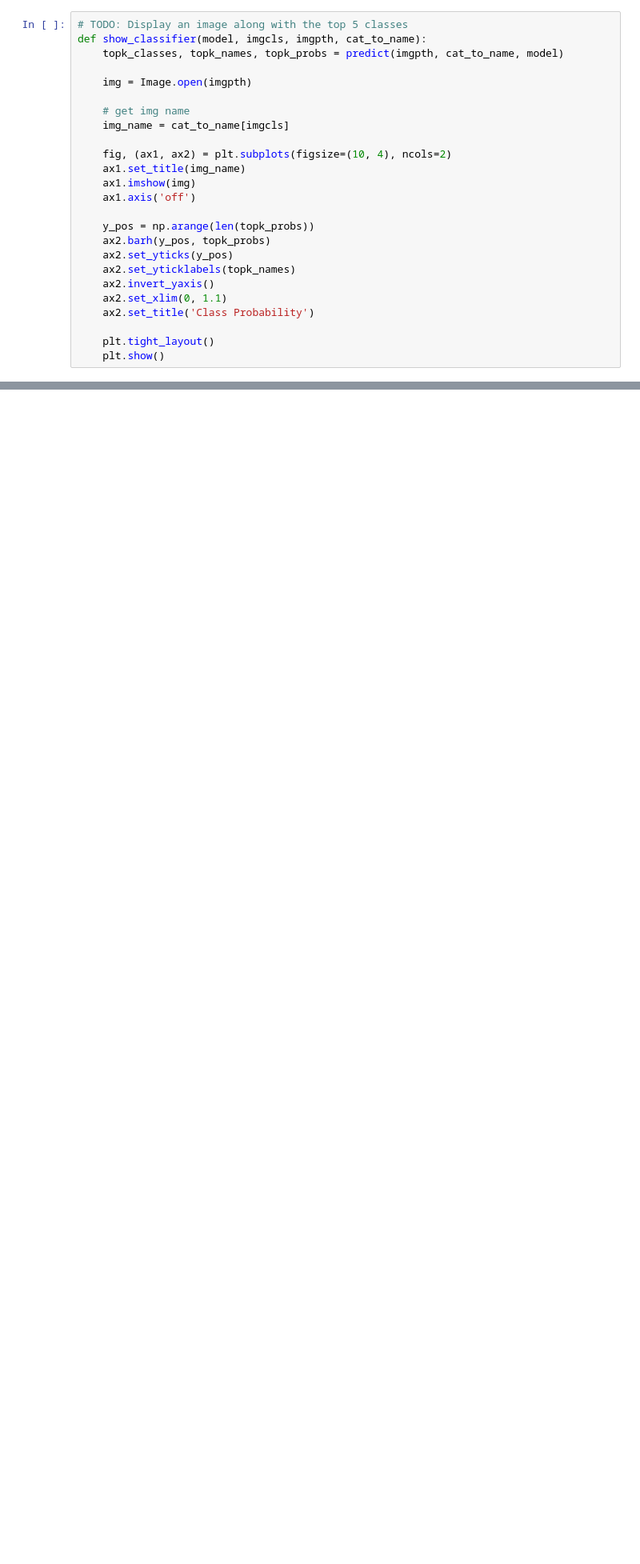
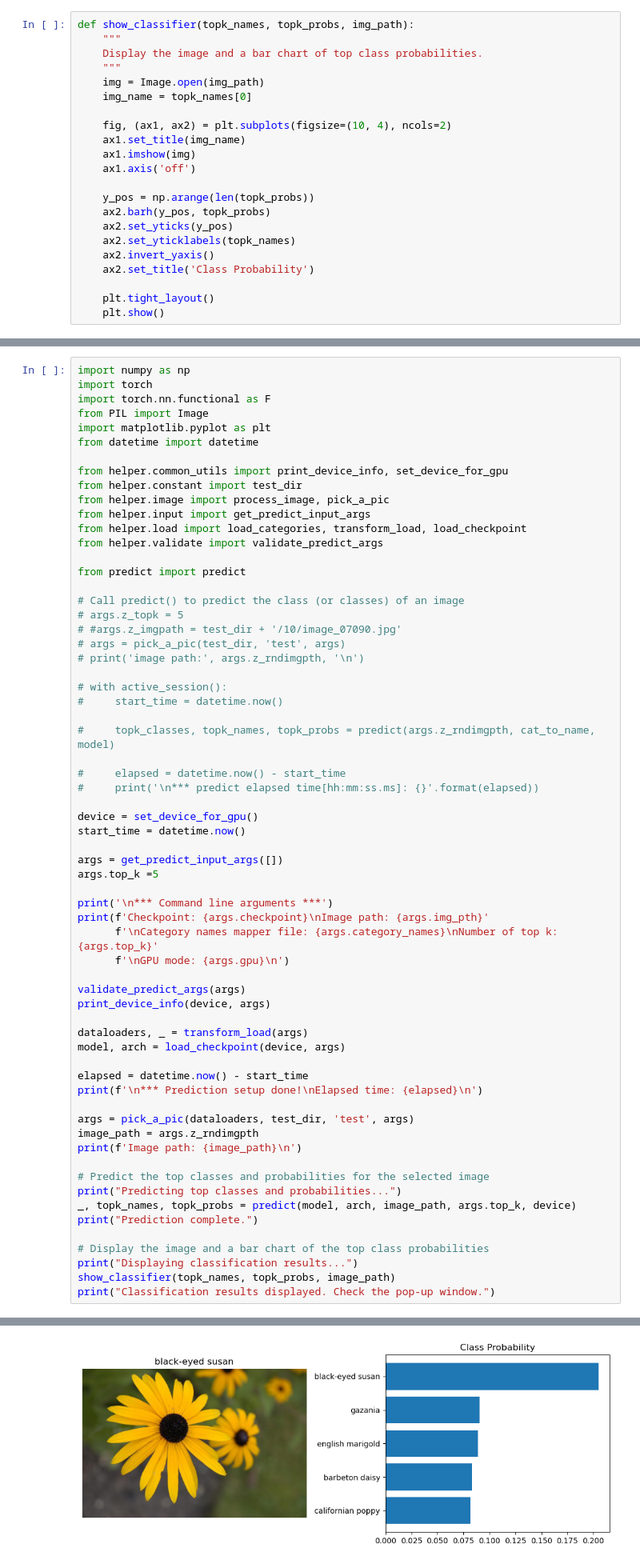
Before and after one commit to Chaklader/flower-image-classifier, a Jupyter notebook: Image_Classifier.ipynb, the cells around one changed output, grey strips where cells are left out. Shown at 80% size. Drawn from its saved outputs; the diff is of its cells as text; blank space fills up the shorter version.

```diff
--- a/Image_Classifier.ipynb
+++ b/Image_Classifier.ipynb
@@ -790,12 +1041,10 @@ You can convert from the class integer encoding to actual flower names with the
 # %%
-# TODO: Display an image along with the top 5 classes
-def show_classifier(model, imgcls, imgpth, cat_to_name):
-    topk_classes, topk_names, topk_probs = predict(imgpth, cat_to_name, model)
-
-    img = Image.open(imgpth)
-
-    # get img name
-    img_name = cat_to_name[imgcls]
+def show_classifier(topk_names, topk_probs, img_path):
+    """
+    Display the image and a bar chart of top class probabilities.
+    """
+    img = Image.open(img_path)
+    img_name = topk_names[0]
 
     fig, (ax1, ax2) = plt.subplots(figsize=(10, 4), ncols=2)
     ax1.set_title(img_name)
@@ -807,7 +1056,6 @@ def show_classifier(model, imgcls, imgpth, cat_to_name):
     ax2.set_yticks(y_pos)
     ax2.set_yticklabels(topk_names)
     ax2.invert_yaxis()
-    ax2.set_xlim(0, 1.1)
     ax2.set_title('Class Probability')
 
     plt.tight_layout()
@@ -832,0 +1063,65 @@ probabilities:  [ 0.43907511  0.22222385  0.17165881  0.08908314  0.024314  ]
+# %%
+import numpy as np
+import torch
+import torch.nn.functional as F
+from PIL import Image
+import matplotlib.pyplot as plt
+from datetime import datetime
+
+from helper.common_utils import print_device_info, set_device_for_gpu
+from helper.constant import test_dir
+from helper.image import process_image, pick_a_pic
+from helper.input import get_predict_input_args
+from helper.load import load_categories, transform_load, load_checkpoint
+from helper.validate import validate_predict_args
+
+from predict import predict
+
+# Call predict() to predict the class (or classes) of an image
+# args.z_topk = 5
+# #args.z_imgpath = test_dir + '/10/image_07090.jpg'
+# args = pick_a_pic(test_dir, 'test', args)
+# print('image path:', args.z_rndimgpth, '\n')
+
+# with active_session():
+#     start_time = datetime.now()
+
+#     topk_classes, topk_names, topk_probs = predict(args.z_rndimgpth, cat_to_name, model)
+
+#     elapsed = datetime.now() - start_time
+#     print('\n*** predict elapsed time[hh:mm:ss.ms]: {}'.format(elapsed))
+
+device = set_device_for_gpu()
+start_time = datetime.now()
+
+args = get_predict_input_args([])
+args.top_k =5
+
+print('\n*** Command line arguments ***')
+print(f'Checkpoint: {args.checkpoint}\nImage path: {args.img_pth}'
+      f'\nCategory names mapper file: {args.category_names}\nNumber of top k: {args.top_k}'
+      f'\nGPU mode: {args.gpu}\n')
+
+validate_predict_args(args)
+print_device_info(device, args)
+
+dataloaders, _ = transform_load(args)
+model, arch = load_checkpoint(device, args)
+
+elapsed = datetime.now() - start_time
+print(f'\n*** Prediction setup done!\nElapsed time: {elapsed}\n')
+
+args = pick_a_pic(dataloaders, test_dir, 'test', args)
+image_path = args.z_rndimgpth
+print(f'Image path: {image_path}\n')
+
+# Predict the top classes and probabilities for the selected image
+print("Predicting top classes and probabilities...")
+_, topk_names, topk_probs = predict(model, arch, image_path, args.top_k, device)
+print("Prediction complete.")
+
+# Display the image and a bar chart of the top class probabilities
+print("Displaying classification results...")
+show_classifier(topk_names, topk_probs, image_path)
+print("Classification results displayed. Check the pop-up window.")
+# %% [output]
@@ -832,0 +1151 @@ probabilities:  [ 0.43907511  0.22222385  0.17165881  0.08908314  0.024314  ]
+[figure, added]
```
Also changed, not shown: parts of 37 cells of this notebook, 10 other files.
